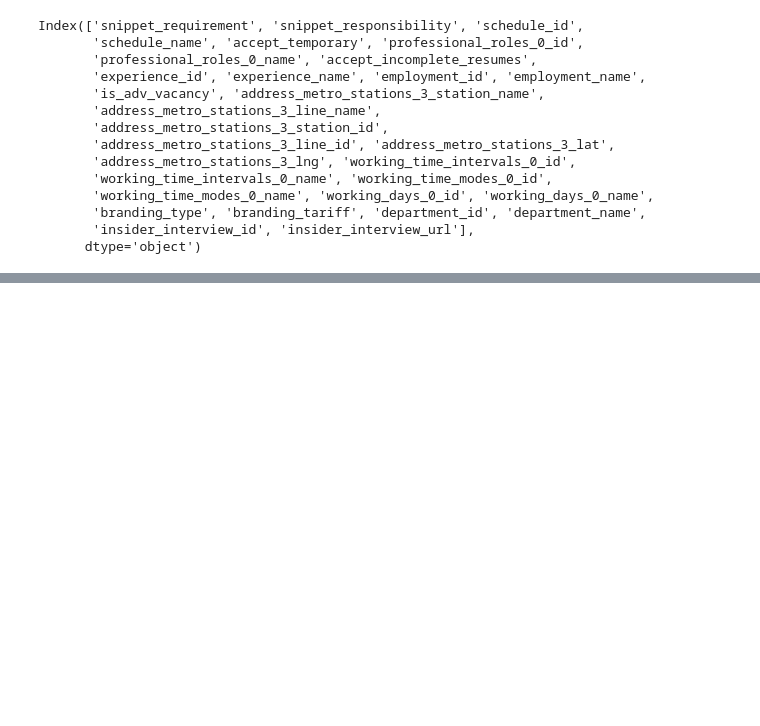
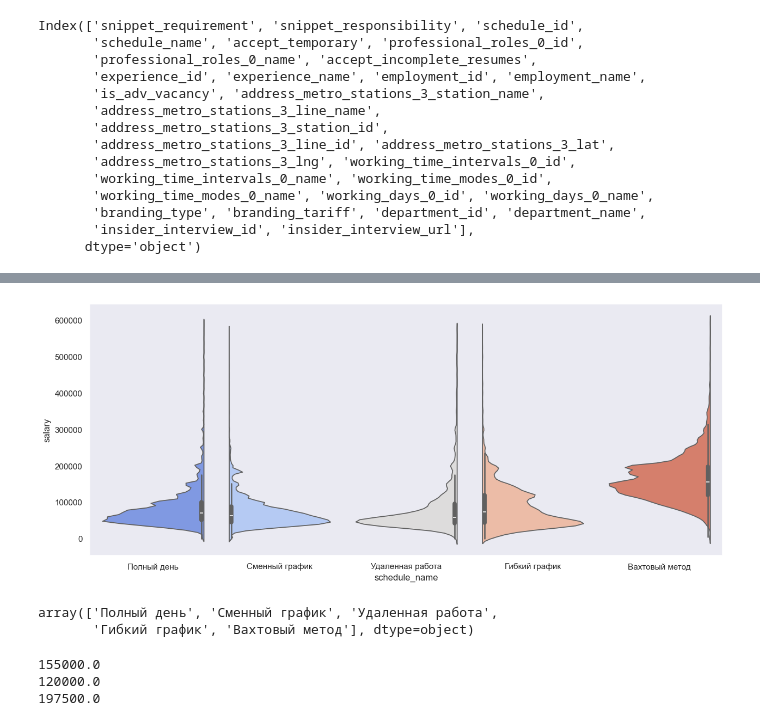
Before and after one commit to HeadHunter-Team-AI-24-3/hh_regression, a Jupyter notebook: src/hh_regression.ipynb, the cells around one changed output, grey strips where cells are left out. Saved outputs shown, nothing was run; the diff lists cells and outputs as text; code cells hidden in the pictures; blank space fills up the shorter version.

```diff
--- a/src/hh_regression.ipynb
+++ b/src/hh_regression.ipynb
@@ -511,0 +575,26 @@ Index(['snippet_requirement', 'snippet_responsibility', 'schedule_id',
+# %%
+plt.figure(figsize = (15, 6))
+sns.violinplot(
+    x = filtered_df['schedule_name'],
+    y = filtered_df['salary'],
+    split = True,
+    palette = "coolwarm"
+)
+plt.show()
+# %% [output]
+[figure, added]
+# %%
+filtered_df['schedule_name'].unique()
+# %% [output]
+array(['Полный день', 'Сменный график', 'Удаленная работа',
+       'Гибкий график', 'Вахтовый метод'], dtype=object)
+# %%
+name = 'Вахтовый метод'
+
+print(df.loc[df['schedule_name'] == name, 'salary'].median())
+print(df.loc[df['schedule_name'] == name, 'salary'].quantile(0.25))
+print(df.loc[df['schedule_name'] == name, 'salary'].quantile(0.75))
+# %% [output]
+155000.0
+120000.0
+197500.0
```
Also changed, not shown: parts of 132 cells of this notebook.
